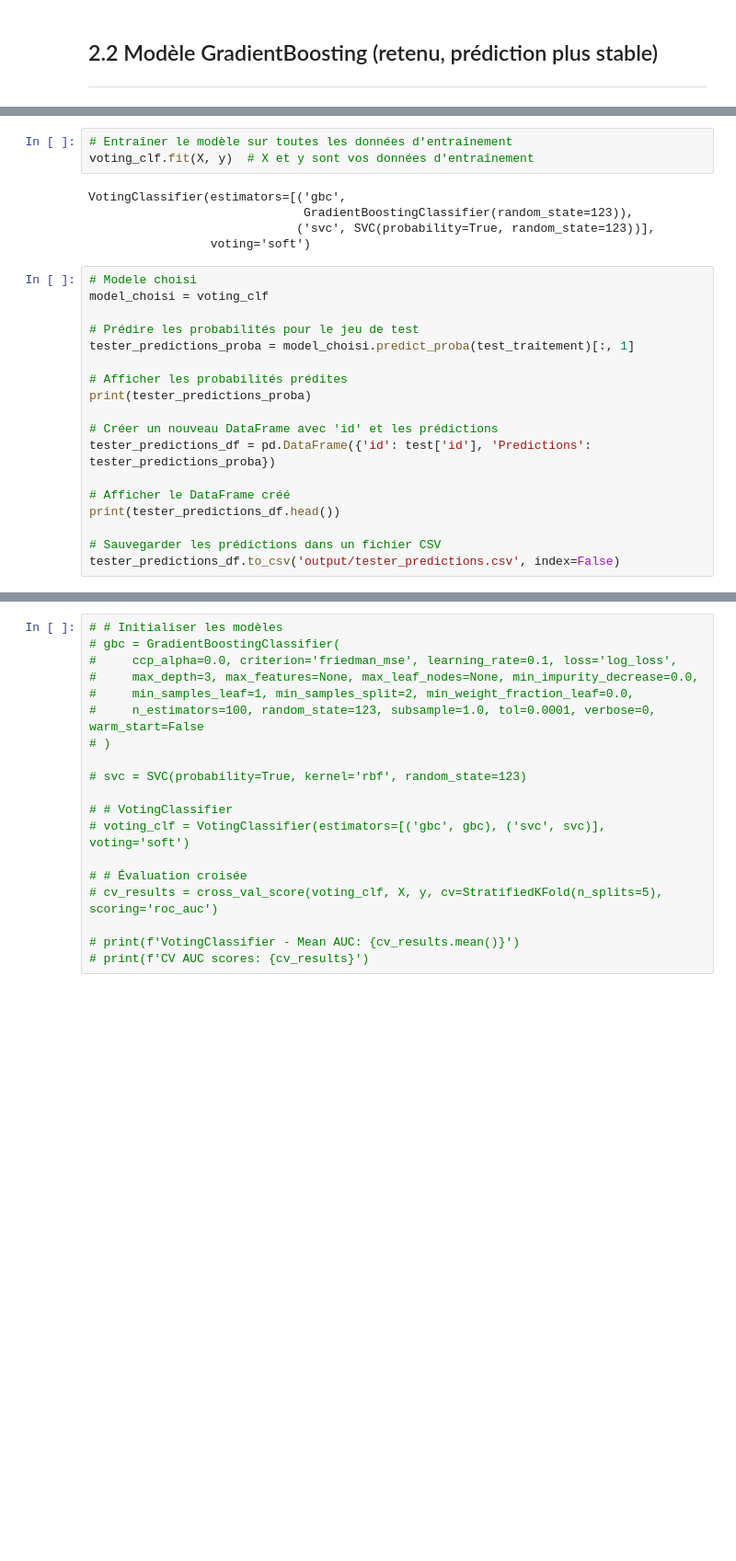
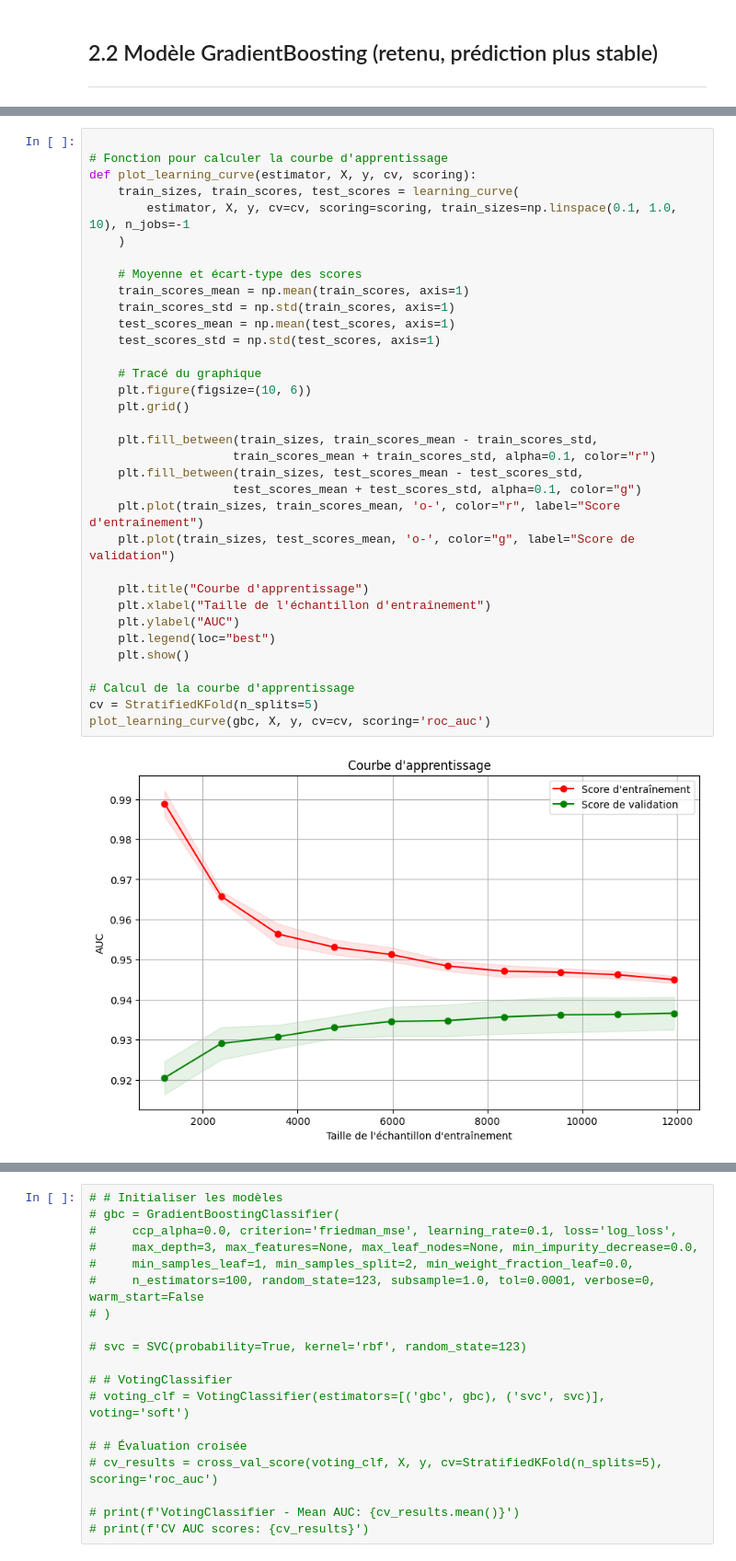
Before and after one commit to lucasvazelle/MOSEF-Bank-Churn-Prediction-VAZELLE-TAVERDIAN, a Jupyter notebook: src/Projet_Kaggle_Mariam.ipynb, the cells around one changed output, grey strips where cells are left out. Shown at 92% size. Drawn from its saved outputs; the diff is of its cells as text; blank space fills up the shorter version.

```diff
--- a/src/Projet_Kaggle_Mariam.ipynb
+++ b/src/Projet_Kaggle_Mariam.ipynb
@@ -1197,27 +1097,37 @@ CV AUC scores: [0.92995056 0.93086244 0.93306216 0.92692481 0.92614658]
-# %%
-# Entraîner le modèle sur toutes les données d'entraînement
-voting_clf.fit(X, y)  # X et y sont vos données d'entraînement
-# %% [output]
-VotingClassifier(estimators=[('gbc',
-                              GradientBoostingClassifier(random_state=123)),
-                             ('svc', SVC(probability=True, random_state=123))],
-                 voting='soft')
-# %%
-# Modele choisi
-model_choisi = voting_clf
-
-# Prédire les probabilités pour le jeu de test
-tester_predictions_proba = model_choisi.predict_proba(test_traitement)[:, 1]
-
-# Afficher les probabilités prédites
-print(tester_predictions_proba)
-
-# Créer un nouveau DataFrame avec 'id' et les prédictions
-tester_predictions_df = pd.DataFrame({'id': test['id'], 'Predictions': tester_predictions_proba})
-
-# Afficher le DataFrame créé
-print(tester_predictions_df.head())
-
-# Sauvegarder les prédictions dans un fichier CSV
-tester_predictions_df.to_csv('output/tester_predictions.csv', index=False)
+# %%
+
+# Fonction pour calculer la courbe d'apprentissage
+def plot_learning_curve(estimator, X, y, cv, scoring):
+    train_sizes, train_scores, test_scores = learning_curve(
+        estimator, X, y, cv=cv, scoring=scoring, train_sizes=np.linspace(0.1, 1.0, 10), n_jobs=-1
+    )
+
+    # Moyenne et écart-type des scores
+    train_scores_mean = np.mean(train_scores, axis=1)
+    train_scores_std = np.std(train_scores, axis=1)
+    test_scores_mean = np.mean(test_scores, axis=1)
+    test_scores_std = np.std(test_scores, axis=1)
+
+    # Tracé du graphique
+    plt.figure(figsize=(10, 6))
+    plt.grid()
+
+    plt.fill_between(train_sizes, train_scores_mean - train_scores_std,
+                    train_scores_mean + train_scores_std, alpha=0.1, color="r")
+    plt.fill_between(train_sizes, test_scores_mean - test_scores_std,
+                    test_scores_mean + test_scores_std, alpha=0.1, color="g")
+    plt.plot(train_sizes, train_scores_mean, 'o-', color="r", label="Score d'entraînement")
+    plt.plot(train_sizes, test_scores_mean, 'o-', color="g", label="Score de validation")
+
+    plt.title("Courbe d'apprentissage")
+    plt.xlabel("Taille de l'échantillon d'entraînement")
+    plt.ylabel("AUC")
+    plt.legend(loc="best")
+    plt.show()
+
+# Calcul de la courbe d'apprentissage
+cv = StratifiedKFold(n_splits=5)
+plot_learning_curve(gbc, X, y, cv=cv, scoring='roc_auc')
+# %% [output]
+[figure, added]
 # %% [markdown]
```
Also changed, not shown: parts of 36 cells of this notebook.
